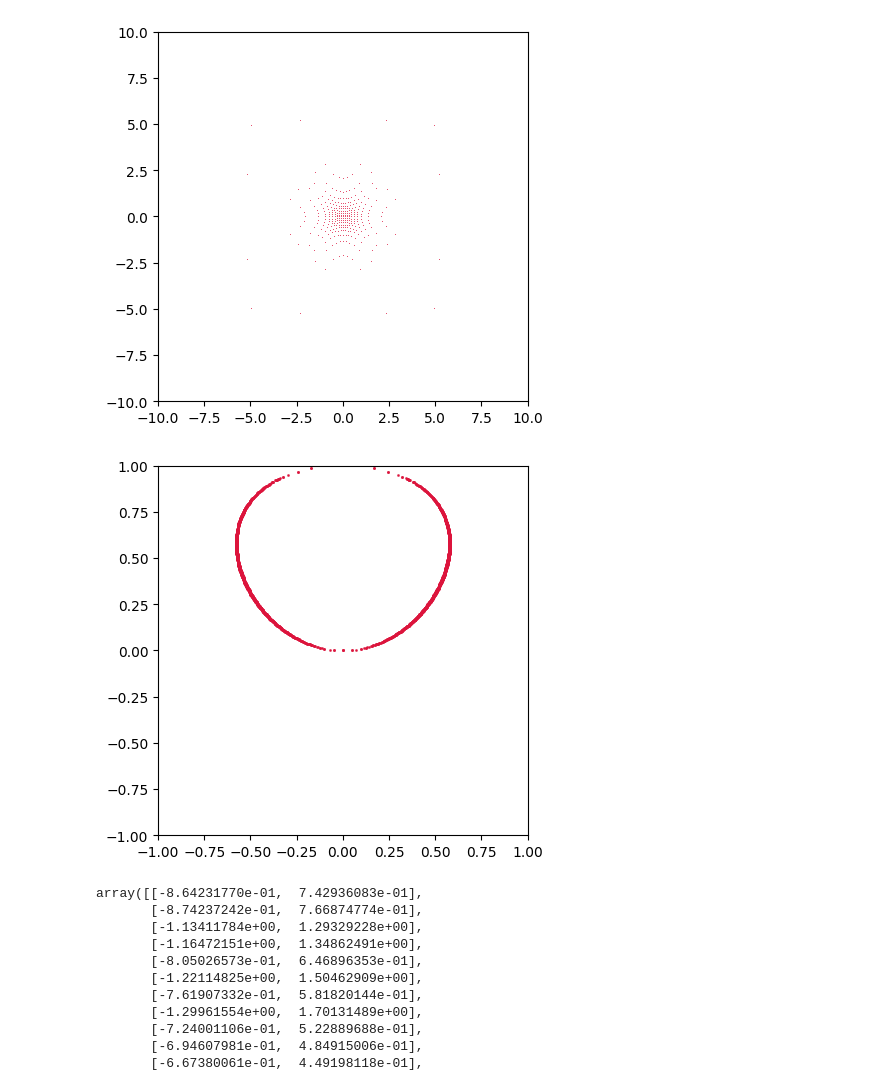
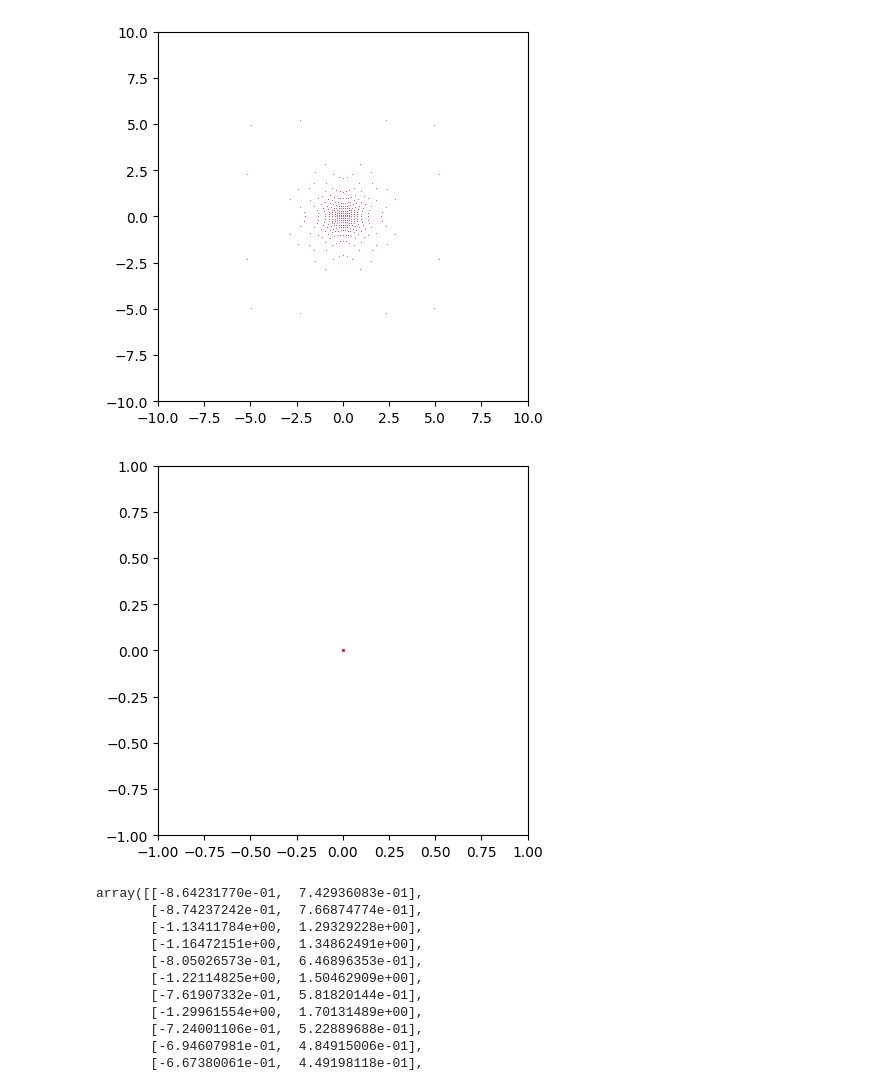
Before and after one commit to mirtorande/cubic-curve-projective-closure, a Jupyter notebook: ExperimentationStation.ipynb, the cells around one changed output. Drawn from its saved outputs; the diff is of its cells as text; code cells hidden in the pictures.

```diff
--- a/ExperimentationStation.ipynb
+++ b/ExperimentationStation.ipynb
@@ -32,17 +32,17 @@ plt.show()
 # %% [markdown]
 ## Generating point lists (Solving for x)
 # %%
-def generateFunctionPoints(coefficients, start=-10, stop=10, step=0.01):
+def generateFunctionPoints(coefficients, start=-10, stop=10, step=0.01, showTqdm=True):
     '''
     a*x^3 + b*x^2y + c*xy^2 + d*y^3 + e*x^2 + f*xy + g*y^2 + h*x + i*y + j*1 = 0
     '''
     points = []
     a, b, c, d, e, f, g, h, i ,j = coefficients
-    for x in tqdm(np.arange(start, stop, step)):
+    for x in tqdm(np.arange(start, stop, step), disable=not showTqdm):
         yCoefficients = [d, g + c*x, i + b*(x**2)+f*x, j + a*(x**3)+e*(x**2)+h*x]
         for y in cubicSolve(yCoefficients):
             points.append((x,y))
-    for y in tqdm(np.arange(start, stop, step)):
+    for y in tqdm(np.arange(start, stop, step), disable=not showTqdm):
         xCoefficients = [a, e + b*y, h + c*(y**2)+f*y, j + d*(y**3)+g*(y**2)+i*y]
         for x in cubicSolve(xCoefficients):
             points.append((x,y))
@@ -368,19 +368,19 @@ def testPoints(coefficients, points):
                 testedPoints.append((x,y))
     return np.array(testedPoints)
 # %%
-lineResolution = 0.0025
+lineResolution = 0.1
 lineSize = 10
 
 plotCurve(projectPoints(testPoints([0, 0, 0, 0, 1, 0, 0, 0, -1, 0], generateDeprojectedGrid(step=lineResolution))), size = lineSize, col = 'crimson')
 
 plt.gca().set_aspect('equal')
 
 plt.xlim(-1, 1)
 plt.ylim(-1, 1)
 
 plt.show()
 # %% [output]
-[figure, old version]
+[figure, new version]
 # %%
 testPoints([0, 0, 0, 0, 1, 0, 0, 0, -1, 0], generateDeprojectedGrid(step=0.01))
 # %% [output]
```
Also changed, not shown: parts of 65 cells of this notebook, 1 other file.
